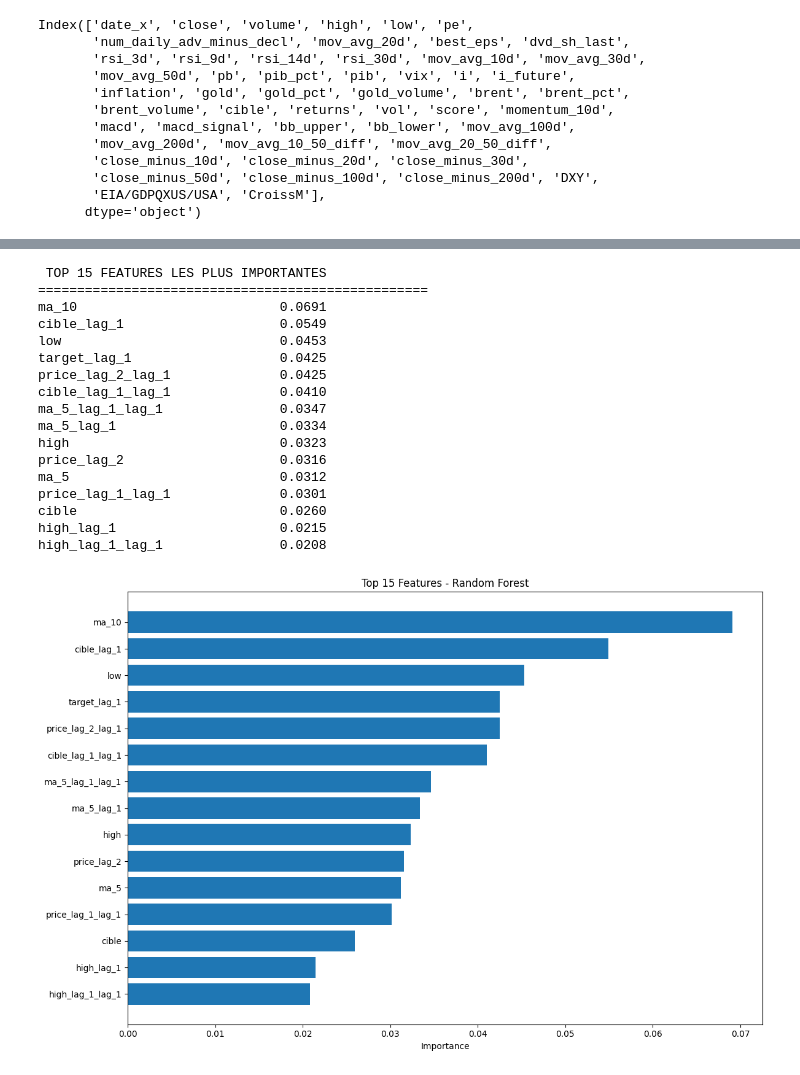
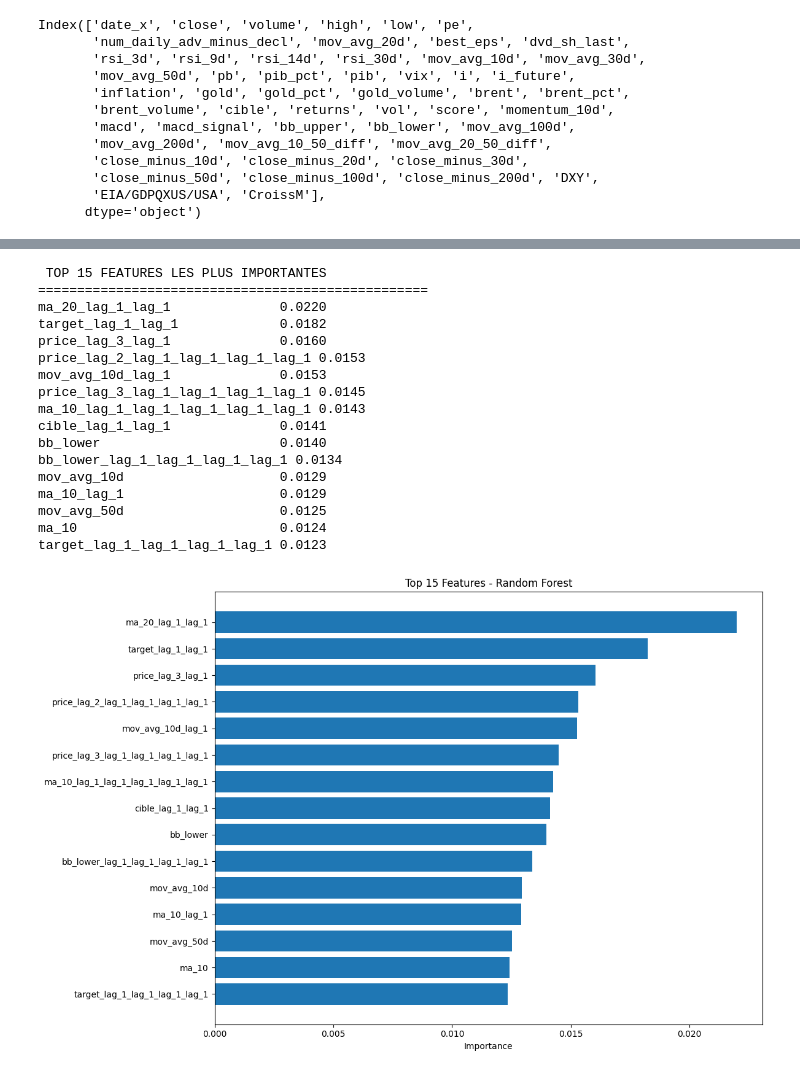
Before and after one commit to Alazuz/bigdata_project, a Jupyter notebook: Random Forest.ipynb, the cells around one changed output, grey strips where cells are left out. Drawn from its saved outputs; the diff is of its cells as text; code cells hidden in the pictures.

```diff
--- a/Random Forest.ipynb
+++ b/Random Forest.ipynb
@@ -66,18 +65,6 @@ class SP500RandomForestRegressor:
         self.is_fitted = False
 
     def load_and_prepare_data(self, file_path, target_column='close', forecast_horizon=1):
-        """
-        Charge et prépare les données pour prédire le prix futur
-
-        Parameters:
-        -----------
-        file_path : str
-            Chemin vers le fichier Excel
-        target_column : str
-            Colonne contenant les prix du S&P 500
-        forecast_horizon : int
-            Nombre de jours à l'avance à prédire (1 = demain, 5 = dans 5 jours)
-        """
         # Charger les données
         df = data
 
@@ -95,8 +82,6 @@ class SP500RandomForestRegressor:
 
         # IMPORTANT : Créer la variable cible = PRIX FUTUR
         df['target'] = df[target_column].shift(-forecast_horizon)
-
-        print(f"Target créée: Prix dans {forecast_horizon} jour(s)")
 
         # Sélectionner les features (exclure le prix actuel pour éviter le data leakage)
         exclude_cols = [target_column, 'target', 'Open', 'High', 'Low', 'close']
@@ -149,20 +134,20 @@ class SP500RandomForestRegressor:
         df['rsi'] = 100 - (100 / (1 + rs))
 
         # 7. Features OHLC (si disponibles)
-        if all(col in df.columns for col in ['Open', 'High', 'Low', 'close']):
-            df['daily_range'] = (df['High'] - df['Low']) / df['close']
-            df['body'] = (df['close'] - df['Open']) / df['close']
-            df['upper_shadow'] = (df['High'] - df[['Open', 'close']].max(axis=1)) / df['close']
-            df['lower_shadow'] = (df[['Open', 'close']].min(axis=1) - df['Low']) / df['close']
+        if all(col in df.columns for col in ['open', 'high', 'low', 'close']):
+            df['daily_range'] = (df['high'] - df['low']) / df['close']
+            df['body'] = (df['close'] - df['open']) / df['close']
+            df['upper_shadow'] = (df['high'] - df[['open', 'close']].max(axis=1)) / df['close']
+            df['lower_shadow'] = (df[['open', 'close']].min(axis=1) - df['low']) / df['close']
 
-        # 8. Volume (si disponible)
-        if 'Volume' in df.columns:
-            df['volume_ma_20'] = df['Volume'].rolling(20).mean()
-            df['volume_ratio'] = df['Volume'] / df['volume_ma_20']
+        # 8. volume (si disponible)
+        if 'volume' in df.columns:
+            df['volume_ma_20'] = df['volume'].rolling(20).mean()
+            df['volume_ratio'] = df['volume'] / df['volume_ma_20']
 
         # 10. VIX ou autres variables (si disponibles)
         for col in df.columns:
-            if col not in [target_column, 'Open', 'High', 'Low', 'close', 'Volume']:
+            if col not in [target_column, 'open', 'high', 'low', 'close', 'volume']:
                 if df[col].dtype in ['float64', 'int64']:
                     df[f'{col}_lag_1'] = df[col].shift(1)
                     df[f'{col}_change'] = df[col].diff()
@@ -409,7 +394,7 @@ if __name__ == "__main__":
 
 
     # Entraîner le modèle
-    rf_model.fit_random_forest(n_estimators=100, max_depth=15)
+    rf_model.fit_random_forest(n_estimators=250, max_depth=30, min_samples_split=2)
 
     # OU optimiser les hyperparamètres (plus lent mais meilleur)
     # rf_model.optimize_hyperparameters()
@@ -444,20 +432,20 @@ VALIDATION DU MODÈLE
  TOP 15 FEATURES LES PLUS IMPORTANTES
 ==================================================
-ma_10                          0.0691
-cible_lag_1                    0.0549
-low                            0.0453
-target_lag_1                   0.0425
-price_lag_2_lag_1              0.0425
-cible_lag_1_lag_1              0.0410
-ma_5_lag_1_lag_1               0.0347
-ma_5_lag_1                     0.0334
-high                           0.0323
-price_lag_2                    0.0316
-ma_5                           0.0312
-price_lag_1_lag_1              0.0301
-cible                          0.0260
-high_lag_1                     0.0215
-high_lag_1_lag_1               0.0208
+ma_20_lag_1_lag_1              0.0220
+target_lag_1_lag_1             0.0182
+price_lag_3_lag_1              0.0160
+price_lag_2_lag_1_lag_1_lag_1_lag_1 0.0153
+mov_avg_10d_lag_1              0.0153
+price_lag_3_lag_1_lag_1_lag_1_lag_1 0.0145
+ma_10_lag_1_lag_1_lag_1_lag_1_lag_1 0.0143
+cible_lag_1_lag_1              0.0141
+bb_lower                       0.0140
+bb_lower_lag_1_lag_1_lag_1_lag_1 0.0134
+mov_avg_10d                    0.0129
+ma_10_lag_1                    0.0129
+mov_avg_50d                    0.0125
+ma_10                          0.0124
+target_lag_1_lag_1_lag_1_lag_1 0.0123
-[figure, old version]
+[figure, new version]
  PRÉDICTIONS DU PRIX FUTUR
 ============================================================
```
Also changed, not shown: parts of 2 cells of this notebook, 1 other file.
